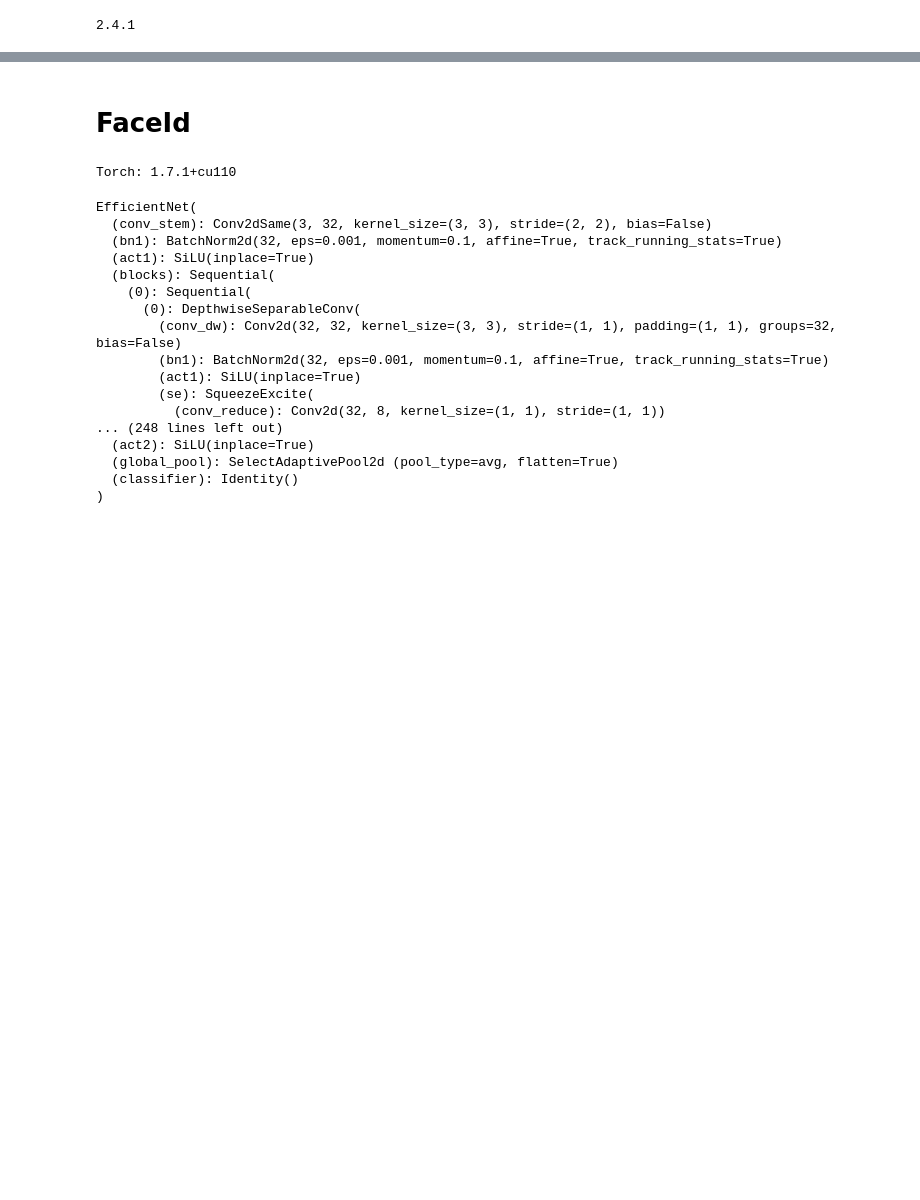
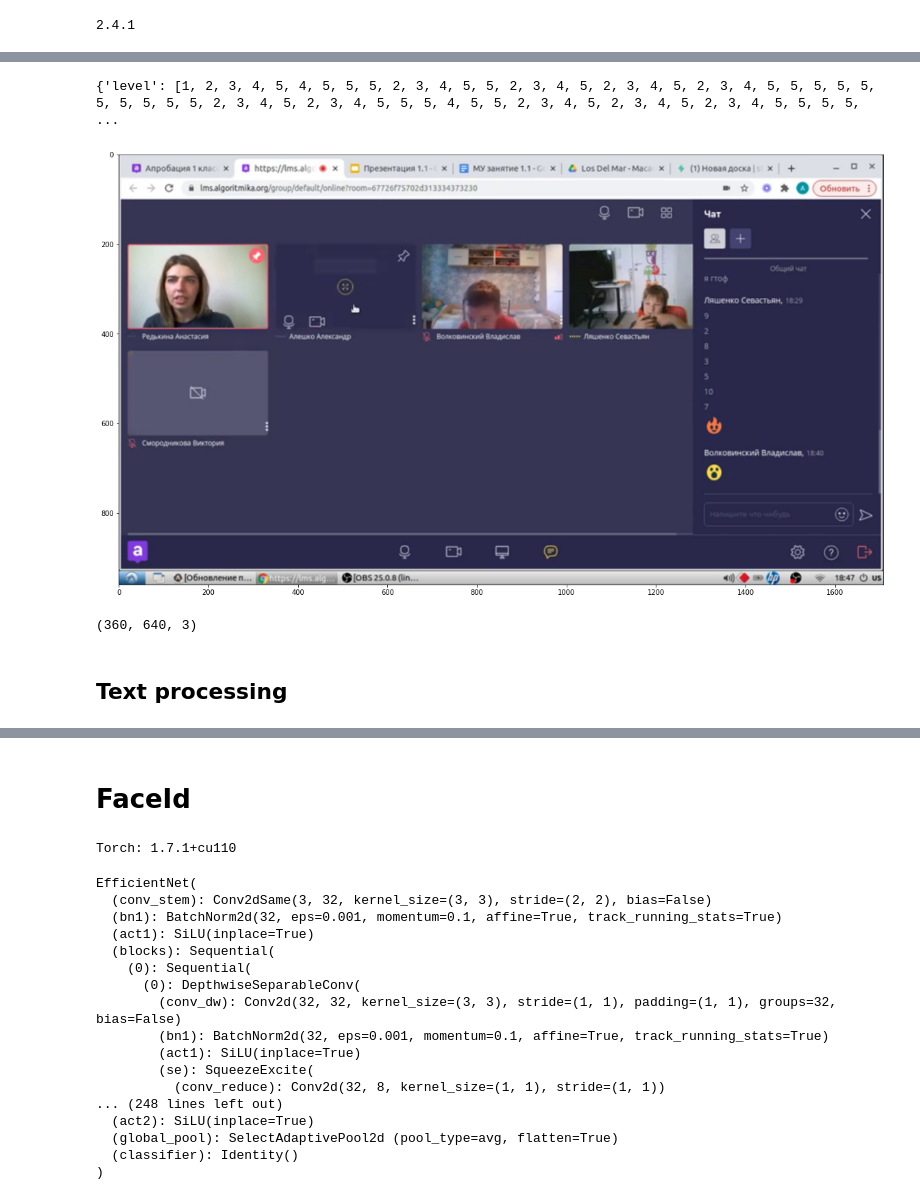
Before and after one commit to av-savchenko/face-emotion-recognition, a Jupyter notebook: src/video_summarizer.ipynb, the cells around one changed output, grey strips where cells are left out. Cells and saved outputs as stored; diff of their text form; code cells hidden in the pictures; blank space fills up the shorter version.

```diff
--- a/src/video_summarizer.ipynb
+++ b/src/video_summarizer.ipynb
@@ -195,0 +247,19 @@ total_frames: 1765
+# %%
+frame = cv2.resize(frame_orig, None, fx=2, fy=2, interpolation=cv2.INTER_LINEAR)
+#frame = cv2.cvtColor(frame, cv2.COLOR_RGB2GRAY)
+#gaussian_3 = cv2.GaussianBlur(frame, (0, 0), 2.0)
+#frame = cv2.addWeighted(frame, 2.0, gaussian_3, -1.0, 0)
+results=pytesseract.image_to_data(frame,lang='rus',output_type=pytesseract.Output.DICT)
+print(results)
+plt.figure(figsize=(20, 20))
+plt.imshow(frame)
+plt.show()
+# %% [output]
+{'level': [1, 2, 3, 4, 5, 4, 5, 5, 5, 2, 3, 4, 5, 5, 2, 3, 4, 5, 2, 3, 4, 5, 2, 3, 4, 5, 5, 5, 5, 5, 5, 5, 5, 5, 5, 2, 3, 4, 5, 2, 3, 4, 5, 5, 5, 4, 5, 5, 2, 3, 4, 5, 2, 3, 4, 5, 2, 3, 4, 5, 5, 5, 5,  ...
+[figure, added]
+# %%
+frame_orig.shape
+# %% [output]
+(360, 640, 3)
+# %% [markdown]
+## Text processing
```
Also changed, not shown: parts of 19 cells of this notebook.
